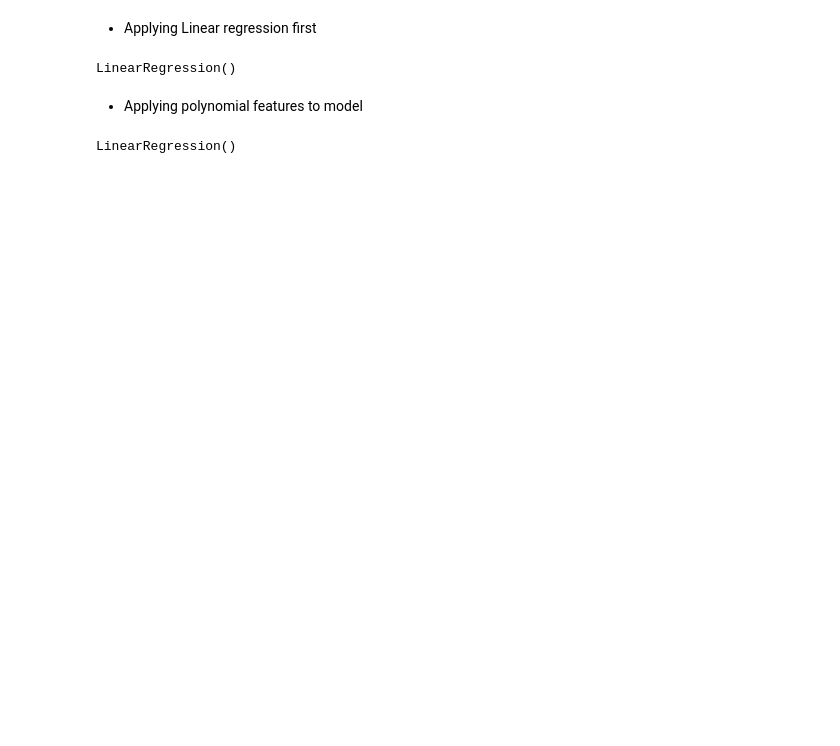
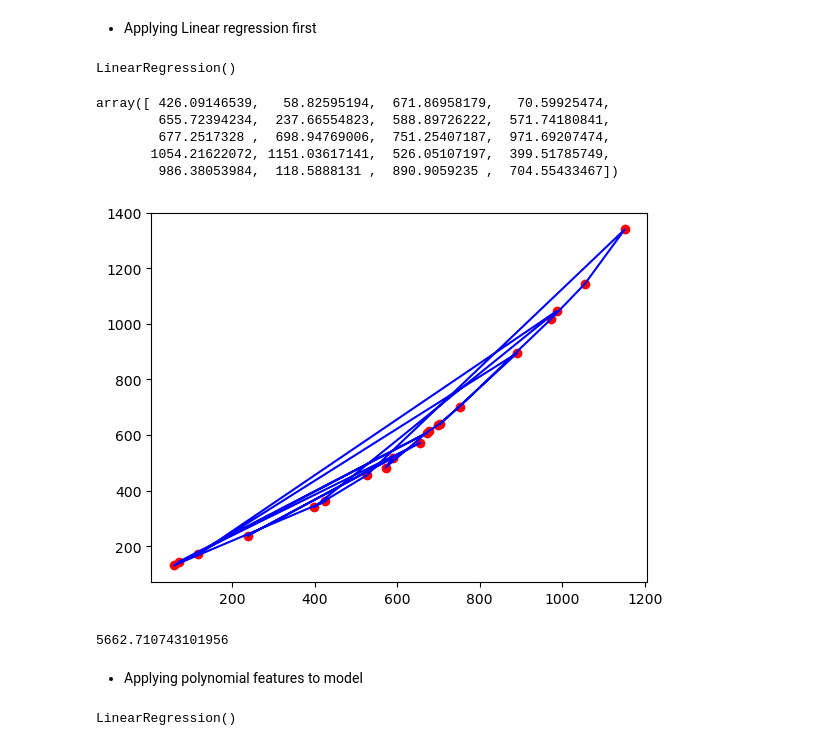
Before and after one commit to sumxxt/Practical-Machine-Learning, a Jupyter notebook: ML Exam 220940325081_Que2.ipynb, the cells around one changed output. Drawn from its saved outputs; the diff is of its cells as text; code cells hidden in the pictures; blank space fills up the shorter version.

```diff
--- a/ML Exam 220940325081_Que2.ipynb
+++ b/ML Exam 220940325081_Que2.ipynb
@@ -100,11 +102,39 @@ y.size
+# %%
+# Splitting data into traing and testing
+from sklearn.model_selection import train_test_split
+x_train,x_test,y_train,y_test=train_test_split(x,y,test_size=0.2,random_state=0)
 # %% [markdown]
 - Applying Linear regression first
 # %%
 from sklearn.linear_model import LinearRegression
-model=LinearRegression()
-model.fit(x,y)
+model1=LinearRegression()
+model1.fit(x_train,y_train)
 # %% [output]
 LinearRegression()
+# %%
+#Predicted value for linear model
+y_pred_linear=model1.predict(x_test)
+y_pred_linear
+# %% [output]
+array([ 426.09146539,   58.82595194,  671.86958179,   70.59925474,
+        655.72394234,  237.66554823,  588.89726222,  571.74180841,
+        677.2517328 ,  698.94769006,  751.25407187,  971.69207474,
+       1054.21622072, 1151.03617141,  526.05107197,  399.51785749,
+        986.38053984,  118.5888131 ,  890.9059235 ,  704.55433467])
+# %%
+
+#Plotting line for testing data using linear regression model
+plt.scatter(y_pred_linear,y_test,color='red')
+plt.plot(y_pred_linear,y_test,color='blue')
+plt.show()
+# %% [output]
+[figure, added]
+# %%
+# calculating Mean Squared error
+from sklearn import metrics
+metrics.mean_squared_error(y_test,y_pred_linear)
+# %% [output]
+5662.710743101956
 # %% [markdown]
 - Applying polynomial features to model
 # %%
```
Also changed, not shown: parts of 7 cells of this notebook.
